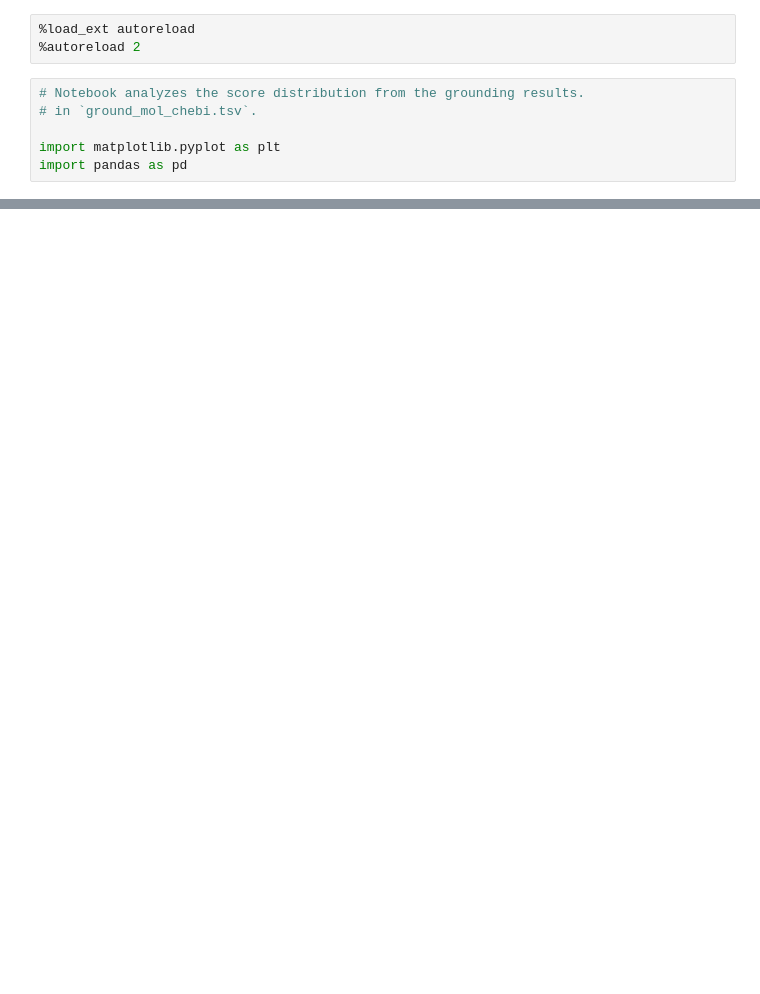
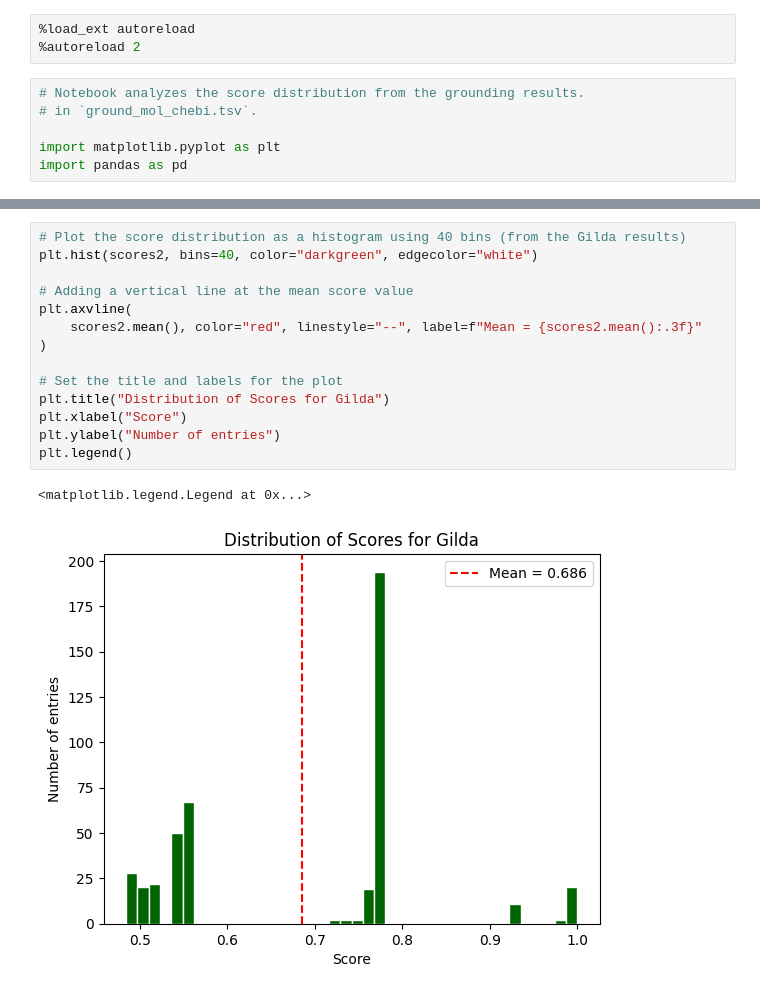
Before and after one commit to MDverse/mdverse_entity_norm, a Jupyter notebook: notebooks/score_distribution.ipynb, the cells around one changed output, grey strips where cells are left out. Drawn from its saved outputs; the diff is of its cells as text; blank space fills up the shorter version.

```diff
--- a/notebooks/score_distribution.ipynb
+++ b/notebooks/score_distribution.ipynb
@@ -31,0 +39,17 @@ plt.legend()
+# %%
+# Plot the score distribution as a histogram using 40 bins (from the Gilda results)
+plt.hist(scores2, bins=40, color="darkgreen", edgecolor="white")
+
+# Adding a vertical line at the mean score value
+plt.axvline(
+    scores2.mean(), color="red", linestyle="--", label=f"Mean = {scores2.mean():.3f}"
+)
+
+# Set the title and labels for the plot
+plt.title("Distribution of Scores for Gilda")
+plt.xlabel("Score")
+plt.ylabel("Number of entries")
+plt.legend()
+# %% [output]
+<matplotlib.legend.Legend at 0x...>
+[figure, added]
```
Also changed, not shown: parts of 2 cells of this notebook.
